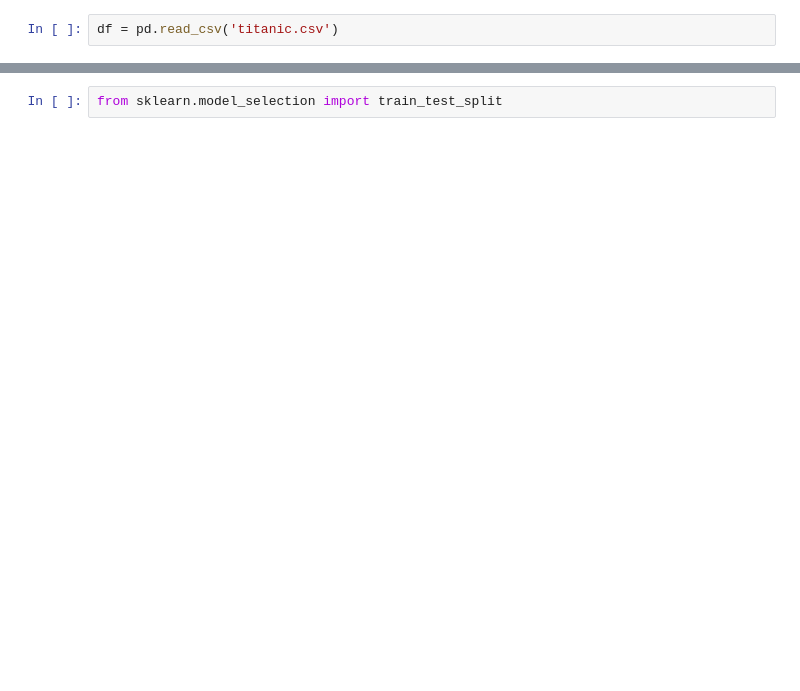
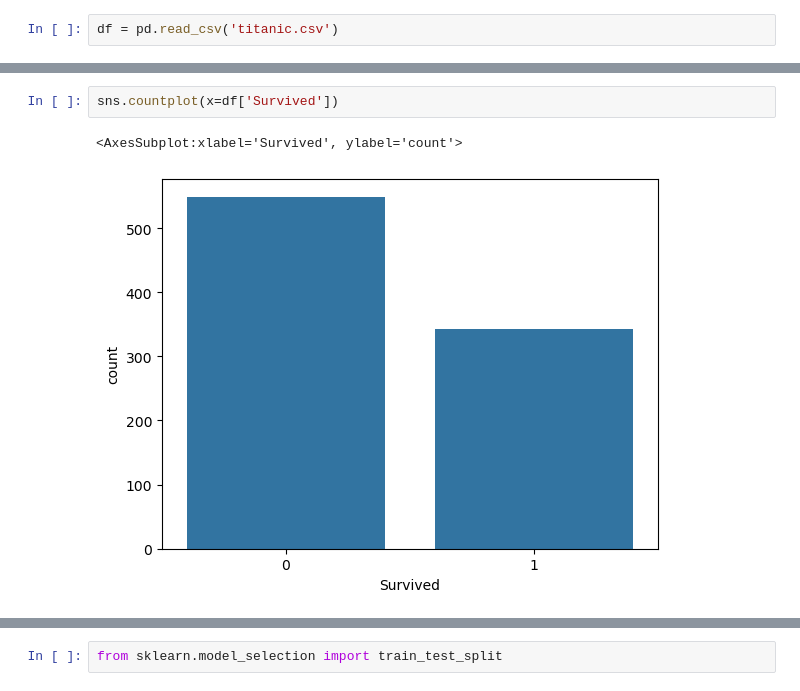
Before and after one commit to Krishnathakur063/Machine-Learning, a Jupyter notebook: test.ipynb, the cells around one changed output, grey strips where cells are left out. Drawn from its saved outputs; the diff is of its cells as text; blank space fills up the shorter version.

```diff
--- a/test.ipynb
+++ b/test.ipynb
@@ -14,0 +112,5 @@ df.head()
+# %%
+sns.countplot(x=df['Survived'])
+# %% [output]
+<AxesSubplot:xlabel='Survived', ylabel='count'>
+[figure, added]
```
Also changed, not shown: parts of 74 cells of this notebook.
